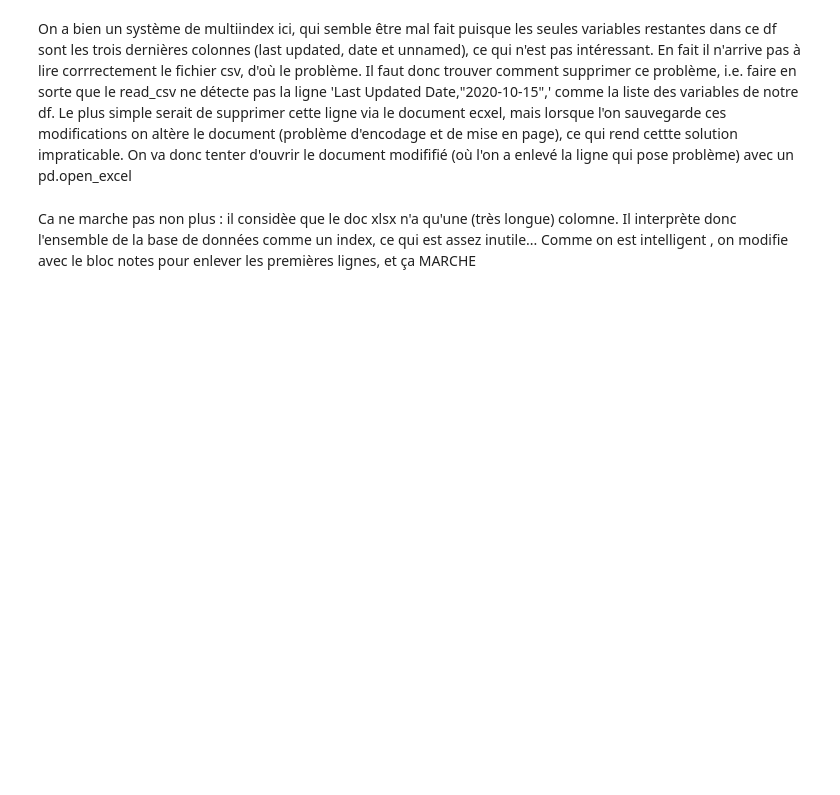
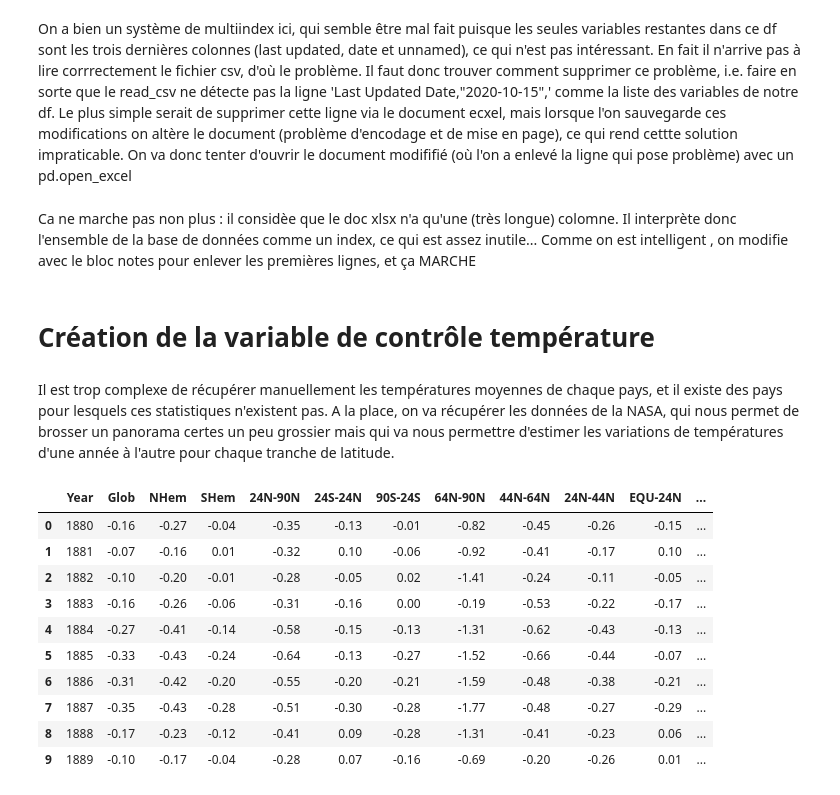
Before and after one commit to Adrien-Mcode/Python-data-science-Lecalve-Majka, a Jupyter notebook: Stat_des.ipynb, the cells around one changed output. Cells and saved outputs as stored; diff of their text form; code cells hidden in the pictures; blank space fills up the shorter version.

```diff
--- a/Stat_des.ipynb
+++ b/Stat_des.ipynb
@@ -361,0 +379,4 @@ emission_GES.head(10)
+# %% [markdown]
+# Création de la variable de contrôle température
+# %% [markdown]
+Il est trop complexe de récupérer manuellement les températures moyennes de chaque pays, et il existe des pays pour lesquels ces statistiques n'existent pas. A la place, on va récupérer les données de la NASA, qui nous permet de brosser un panorama certes un peu grossier mais qui va nous permettre d'estimer les variations de températures d'une année à l'autre pour chaque tranche de latitude.
@@ -361,0 +385,14 @@ emission_GES.head(10)
+# %%
+temperature.head(10)
+# %% [output]
+|  | Year | Glob | NHem | SHem | 24N-90N | 24S-24N | 90S-24S | 64N-90N | 44N-64N | 24N-44N | EQU-24N | ... |
+| 0 | 1880 | -0.16 | -0.27 | -0.04 | -0.35 | -0.13 | -0.01 | -0.82 | -0.45 | -0.26 | -0.15 | ... |
+| 1 | 1881 | -0.07 | -0.16 | 0.01 | -0.32 | 0.10 | -0.06 | -0.92 | -0.41 | -0.17 | 0.10 | ... |
+| 2 | 1882 | -0.10 | -0.20 | -0.01 | -0.28 | -0.05 | 0.02 | -1.41 | -0.24 | -0.11 | -0.05 | ... |
+| 3 | 1883 | -0.16 | -0.26 | -0.06 | -0.31 | -0.16 | 0.00 | -0.19 | -0.53 | -0.22 | -0.17 | ... |
+| 4 | 1884 | -0.27 | -0.41 | -0.14 | -0.58 | -0.15 | -0.13 | -1.31 | -0.62 | -0.43 | -0.13 | ... |
+| 5 | 1885 | -0.33 | -0.43 | -0.24 | -0.64 | -0.13 | -0.27 | -1.52 | -0.66 | -0.44 | -0.07 | ... |
+| 6 | 1886 | -0.31 | -0.42 | -0.20 | -0.55 | -0.20 | -0.21 | -1.59 | -0.48 | -0.38 | -0.21 | ... |
+| 7 | 1887 | -0.35 | -0.43 | -0.28 | -0.51 | -0.30 | -0.28 | -1.77 | -0.48 | -0.27 | -0.29 | ... |
+| 8 | 1888 | -0.17 | -0.23 | -0.12 | -0.41 | 0.09 | -0.28 | -1.31 | -0.41 | -0.23 | 0.06 | ... |
+| 9 | 1889 | -0.10 | -0.17 | -0.04 | -0.28 | 0.07 | -0.16 | -0.69 | -0.20 | -0.26 | 0.01 | ... |
```
Also changed, not shown: parts of 18 cells of this notebook, 2 other files.
